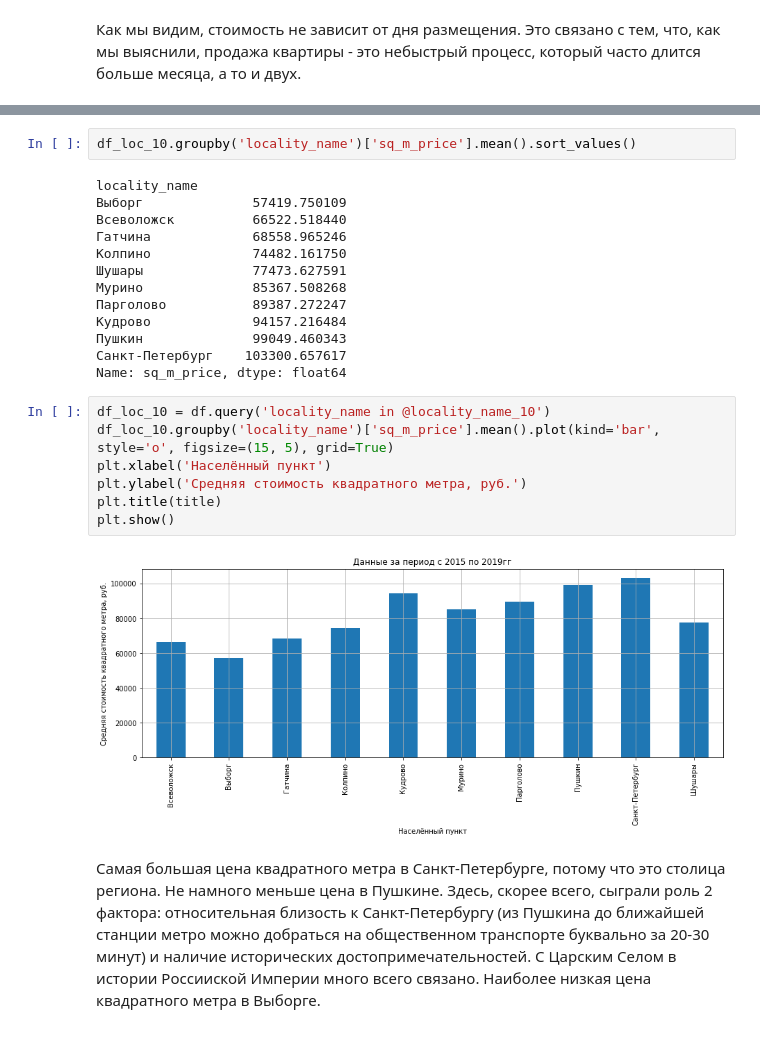
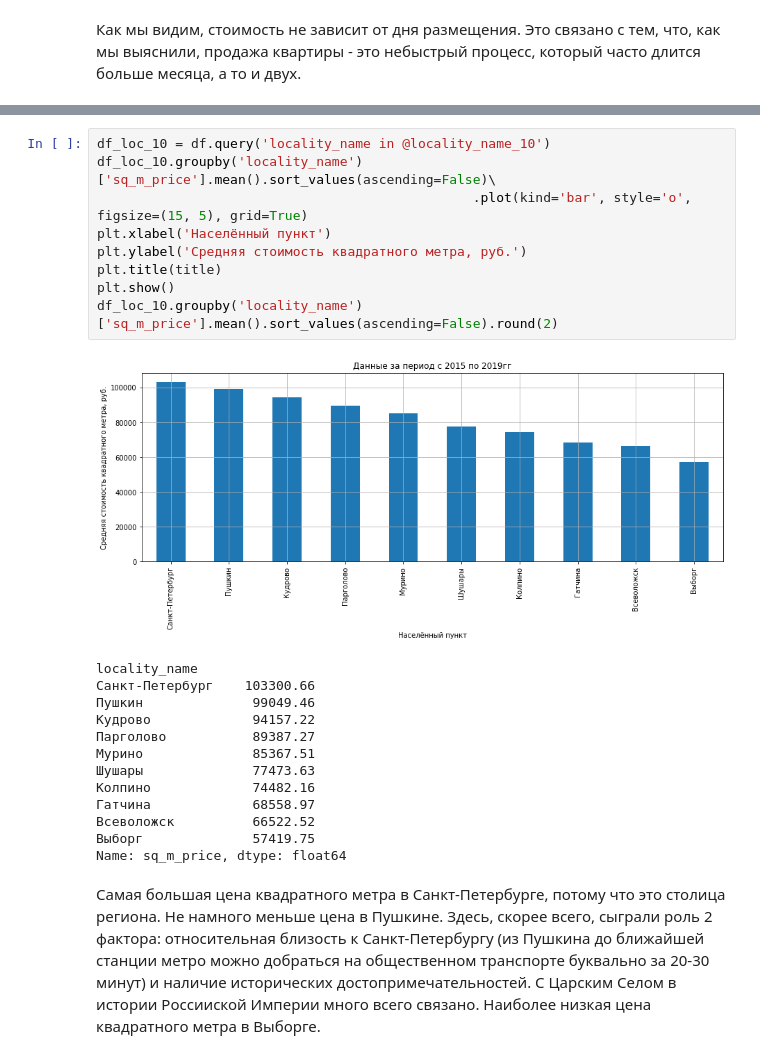
Before and after one commit to Keeper43/training_projects, a Jupyter notebook: apartments/apartments.ipynb, the cells around one changed output, grey strips where cells are left out. Saved outputs shown, nothing was run; the diff lists cells and outputs as text.

```diff
--- a/apartments/apartments.ipynb
+++ b/apartments/apartments.ipynb
@@ -767,27 +688,26 @@ locality_name_10
-# %%
-df_loc_10.groupby('locality_name')['sq_m_price'].mean().sort_values()
-# %% [output]
-locality_name
-Выборг              57419.750109
-Всеволожск          66522.518440
-Гатчина             68558.965246
-Колпино             74482.161750
-Шушары              77473.627591
-Мурино              85367.508268
-Парголово           89387.272247
-Кудрово             94157.216484
-Пушкин              99049.460343
-Санкт-Петербург    103300.657617
-Name: sq_m_price, dtype: float64
 # %%
 df_loc_10 = df.query('locality_name in @locality_name_10')
-df_loc_10.groupby('locality_name')['sq_m_price'].mean().plot(kind='bar', style='o', figsize=(15, 5), grid=True)
+df_loc_10.groupby('locality_name')['sq_m_price'].mean().sort_values(ascending=False)\
+                                                .plot(kind='bar', style='o', figsize=(15, 5), grid=True)
 plt.xlabel('Населённый пункт')
 plt.ylabel('Средняя стоимость квадратного метра, руб.')
 plt.title(title)
 plt.show()
+df_loc_10.groupby('locality_name')['sq_m_price'].mean().sort_values(ascending=False).round(2)
 # %% [output]
-[figure, old version]
+[figure, new version]
+locality_name
+Санкт-Петербург    103300.66
+Пушкин              99049.46
+Кудрово             94157.22
+Парголово           89387.27
+Мурино              85367.51
+Шушары              77473.63
+Колпино             74482.16
+Гатчина             68558.97
+Всеволожск          66522.52
+Выборг              57419.75
+Name: sq_m_price, dtype: float64
 # %% [markdown]
 Самая большая цена квадратного метра в Санкт-Петербурге, потому что это столица региона. Не намного меньше цена в Пушкине. Здесь, скорее всего, сыграли роль 2 фактора: относительная близость к Санкт-Петербургу (из Пушкина до ближайшей станции метро можно добраться на общественном транспорте буквально за 20-30 минут) и наличие исторических достопримечательностей. С Царским Селом в истории Россииской Империи много всего связано.
 Наиболее низкая цена квадратного метра в Выборге. <a name="price_locality"></a>
```
Also changed, not shown: parts of 24 cells of this notebook.
